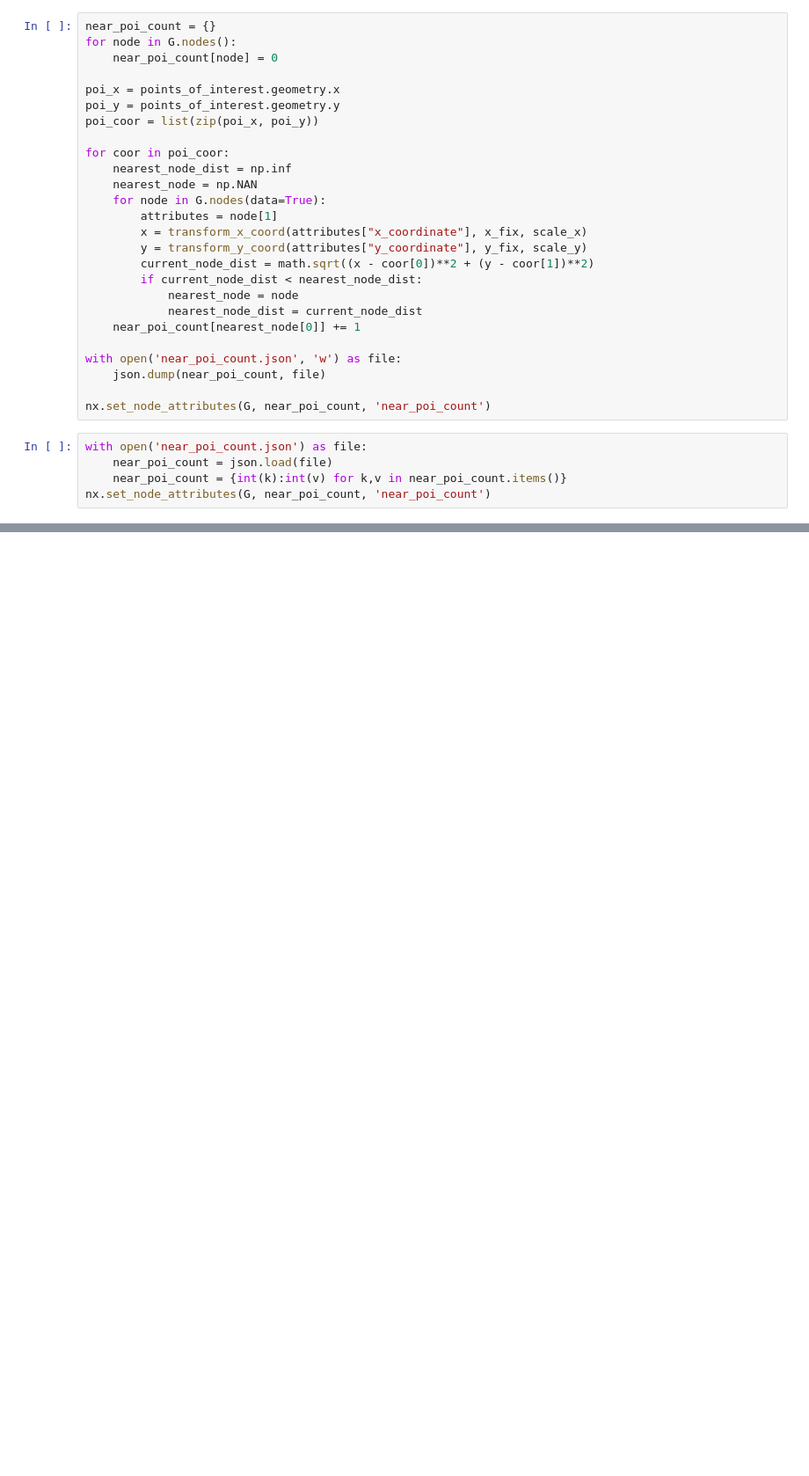
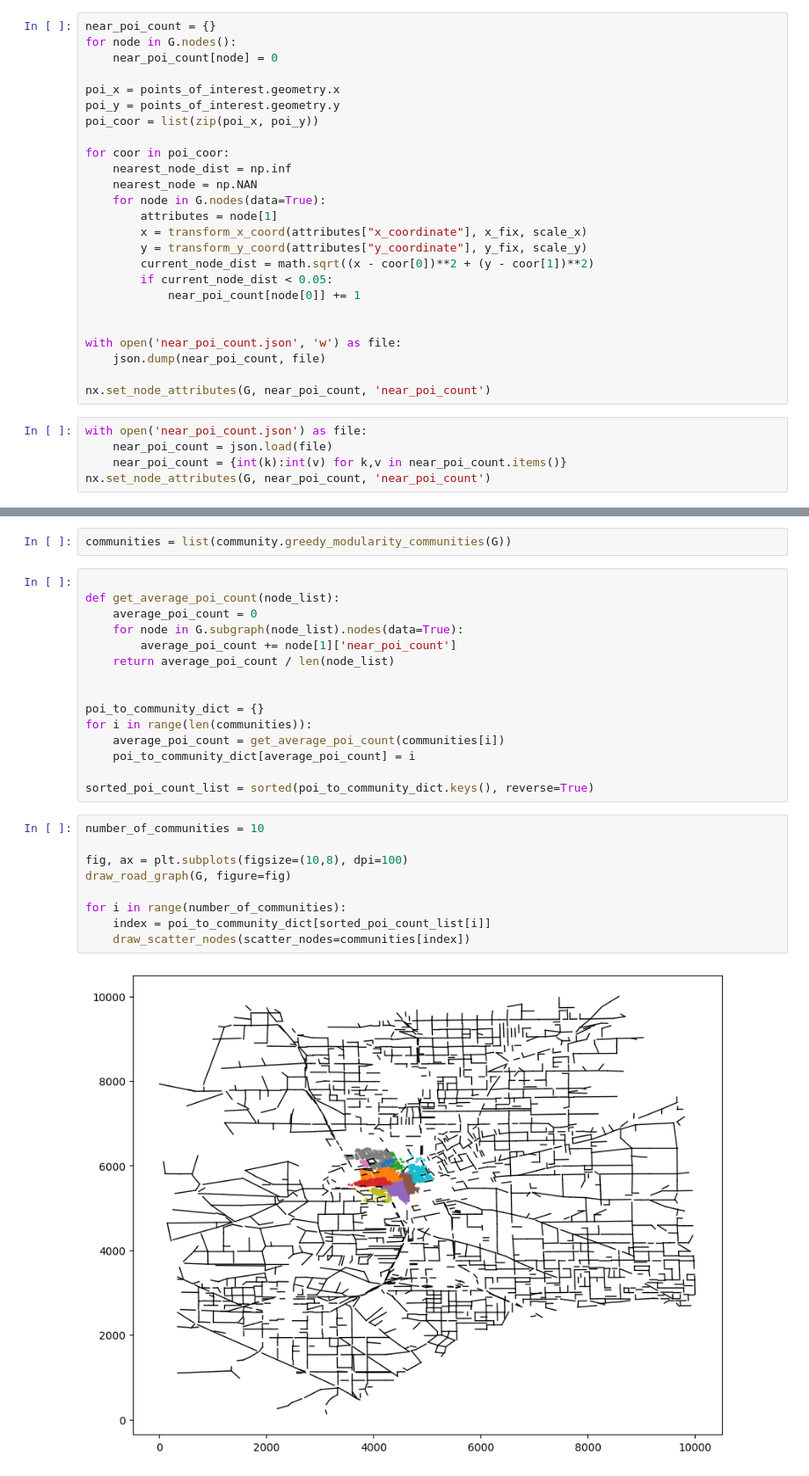
Before and after one commit to jokinen77/network-analysis-project, a Jupyter notebook: project.ipynb, the cells around one changed output, grey strips where cells are left out. Shown: that part at 88% size. Saved outputs shown, nothing was run; the diff lists cells and outputs as text; blank space fills up the shorter version.

Commit message:
Detect most central communities and draw them on the map

```diff
--- a/project.ipynb
+++ b/project.ipynb
@@ -143,10 +138,9 @@ for coor in poi_coor:
         x = transform_x_coord(attributes["x_coordinate"], x_fix, scale_x)
         y = transform_y_coord(attributes["y_coordinate"], y_fix, scale_y)
         current_node_dist = math.sqrt((x - coor[0])**2 + (y - coor[1])**2)
-        if current_node_dist < nearest_node_dist:
-            nearest_node = node
-            nearest_node_dist = current_node_dist
-    near_poi_count[nearest_node[0]] += 1
+        if current_node_dist < 0.05:
+            near_poi_count[node[0]] += 1
+
 
 with open('near_poi_count.json', 'w') as file:
     json.dump(near_poi_count, file)
@@ -159,0 +160,28 @@ nx.set_node_attributes(G, near_poi_count, 'near_poi_count')
+# %%
+communities = list(community.greedy_modularity_communities(G))
+# %%
+
+def get_average_poi_count(node_list):
+    average_poi_count = 0
+    for node in G.subgraph(node_list).nodes(data=True):
+        average_poi_count += node[1]['near_poi_count']
+    return average_poi_count / len(node_list)
+
+
+poi_to_community_dict = {}
+for i in range(len(communities)):
+    average_poi_count = get_average_poi_count(communities[i])
+    poi_to_community_dict[average_poi_count] = i
+
+sorted_poi_count_list = sorted(poi_to_community_dict.keys(), reverse=True)
+# %%
+number_of_communities = 10
+
+fig, ax = plt.subplots(figsize=(10,8), dpi=100)
+draw_road_graph(G, figure=fig)
+
+for i in range(number_of_communities):
+    index = poi_to_community_dict[sorted_poi_count_list[i]]
+    draw_scatter_nodes(scatter_nodes=communities[index])
+# %% [output]
+[figure, added]
```
Also changed, not shown: parts of 8 cells of this notebook, 1 other file.
